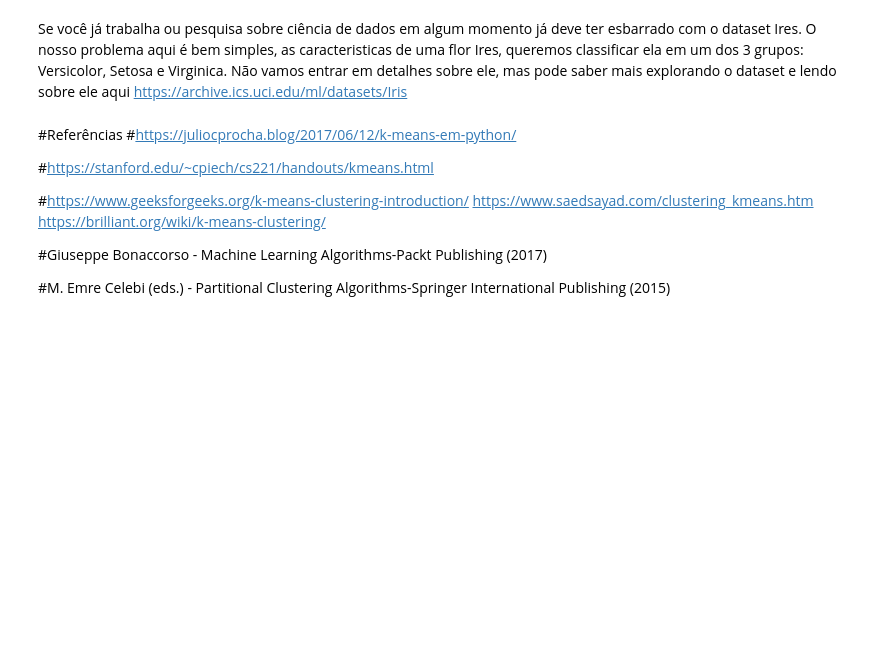
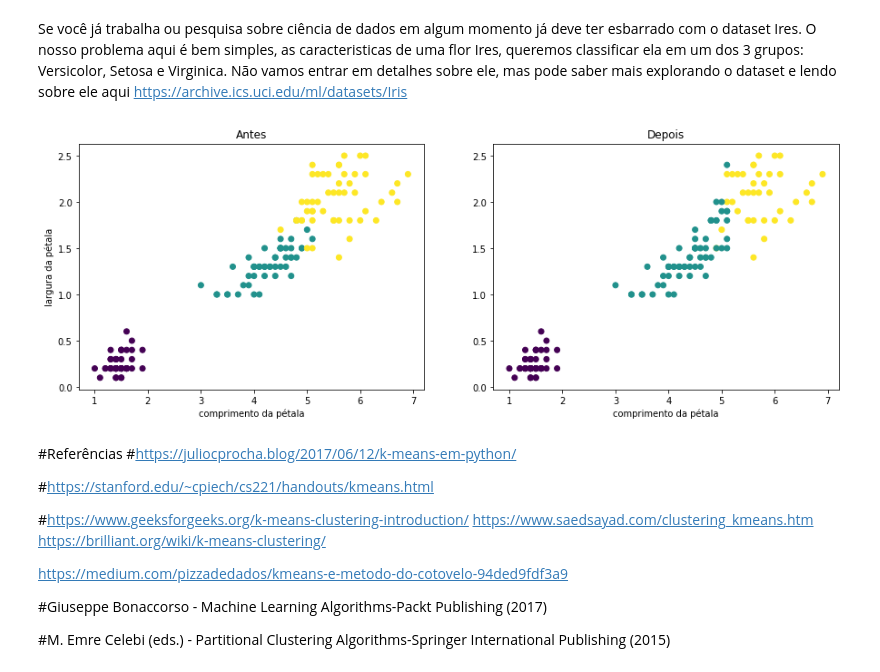
Before and after one commit to MichelCF/UFRJ-Analytica, a Jupyter notebook: Entendo_K-Means/K-Means.ipynb, the cells around one changed output. Cells and saved outputs as stored; diff of their text form; code cells hidden in the pictures; blank space fills up the shorter version.

Commit message:
f cotovelo

```diff
--- a/Entendo_K-Means/K-Means.ipynb
+++ b/Entendo_K-Means/K-Means.ipynb
@@ -71,3 +60,34 @@ labels_names = iris.target_names
+# %%
+# preparando nossos dados
+iris = sns.load_dataset('iris')
+df = iris.drop('species', axis=1)
+
+# inicializando o kmeans com a quantidade que queremos de clusters
+kmeans = KMeans(n_clusters=3)
+
+# Executando o K-means
+iris['clusters'] = kmeans.fit_predict(df)
+
+# transformando as especies de iris em numeros para colorir o gráfico
+iris['species_encoded'] = LabelEncoder().fit_transform(iris['species'])
+# %%
+plt.figure(figsize=(15,5))
+
+plt.subplot(1, 2, 1)
+plt.title('Antes')
+plt.xlabel('comprimento da pétala')
+plt.ylabel('largura da pétala')
+plt.scatter(iris['petal_length'], iris['petal_width'], c=iris['species_encoded'])
+
+
+plt.subplot(1, 2, 2)
+plt.title('Depois')
+plt.xlabel('comprimento da pétala')
+plt.scatter(iris['petal_length'], iris['petal_width'], c=iris['clusters'])
+
+plt.show()
+# %% [output]
+[figure, added]
 # %% [markdown]
 #Referências
 #https://juliocprocha.blog/2017/06/12/k-means-em-python/
@@ -78,6 +98,8 @@ labels_names = iris.target_names
 https://www.saedsayad.com/clustering_kmeans.htm
 https://brilliant.org/wiki/k-means-clustering/
 
+https://medium.com/pizzadedados/kmeans-e-metodo-do-cotovelo-94ded9fdf3a9
+
 #Giuseppe Bonaccorso - Machine Learning Algorithms-Packt Publishing (2017)
 
 #M. Emre Celebi (eds.) - Partitional Clustering Algorithms-Springer International Publishing (2015)
```
Also changed, not shown: parts of 3 cells of this notebook.
